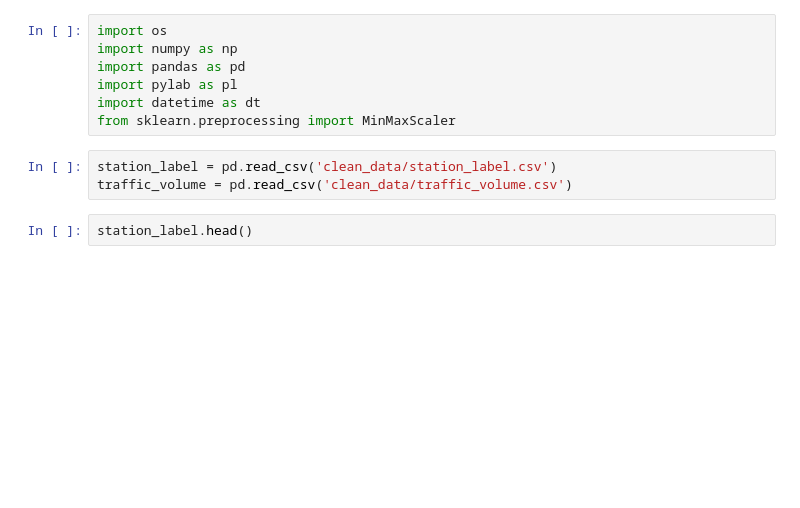
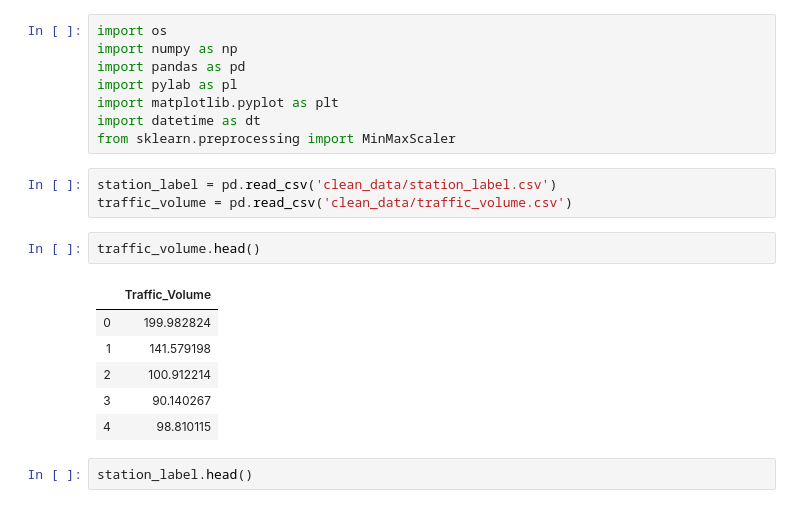
Before and after one commit to Sherryairui/CitiBike_Docker_Analysis, a Jupyter notebook: Docker_Type_Viz.ipynb, the cells around one changed output. Saved outputs shown, nothing was run; the diff lists cells and outputs as text; blank space fills up the shorter version.

```diff
--- a/Docker_Type_Viz.ipynb
+++ b/Docker_Type_Viz.ipynb
@@ -3,11 +3,21 @@ import os
 import numpy as np
 import pandas as pd
 import pylab as pl
+import matplotlib.pyplot as plt
 import datetime as dt
 from sklearn.preprocessing import MinMaxScaler
 # %%
 station_label = pd.read_csv('clean_data/station_label.csv')
 traffic_volume = pd.read_csv('clean_data/traffic_volume.csv')
+# %%
+traffic_volume.head()
+# %% [output]
+|  | Traffic_Volume |
+| 0 | 199.982824 |
+| 1 | 141.579198 |
+| 2 | 100.912214 |
+| 3 | 90.140267 |
+| 4 | 98.810115 |
 # %%
 station_label.head()
 # %% [output]
```
Also changed, not shown: parts of 1 cell of this notebook.
